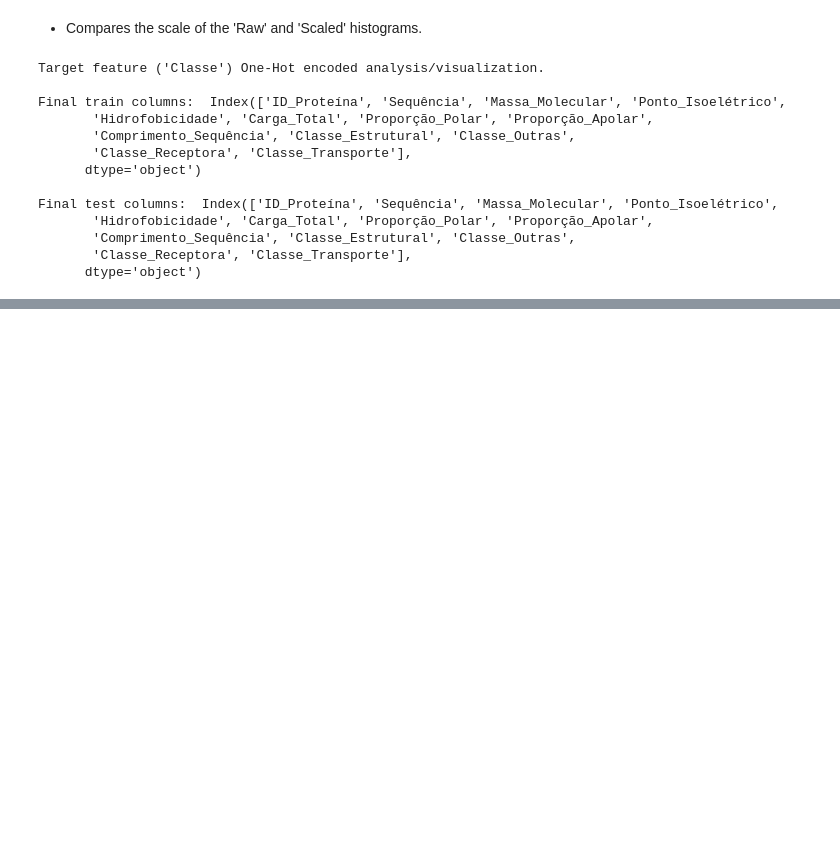
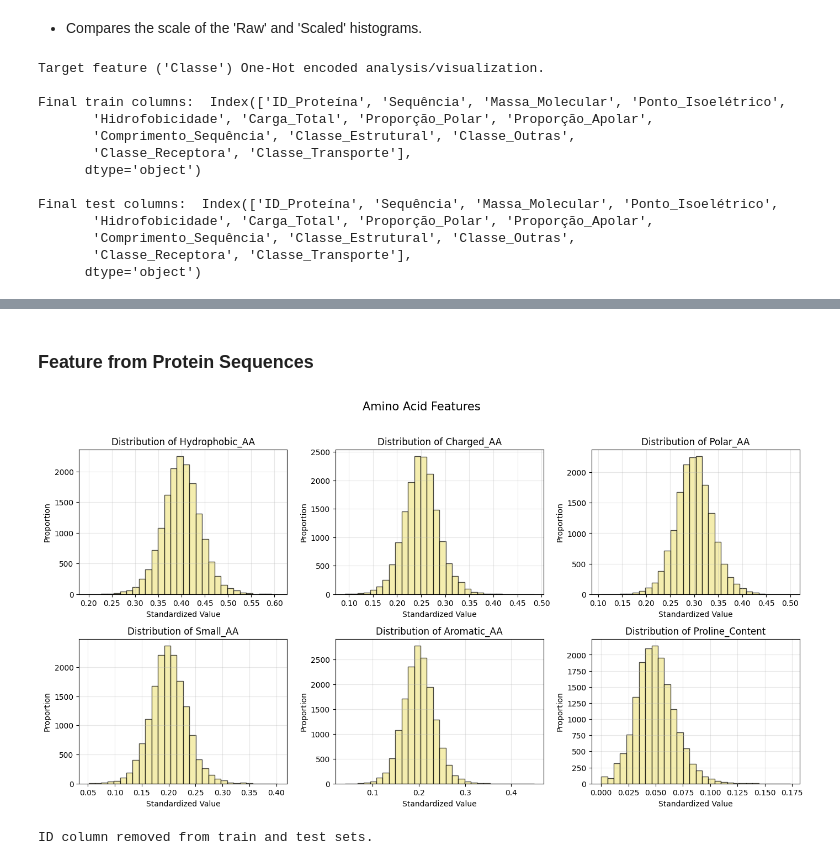
Before and after one commit to ClarissaTerrones/ProjectTempate, a Jupyter notebook: Train/Data Cleaning Machine Learning.ipynb, the cells around one changed output, grey strips where cells are left out. Cells and saved outputs as stored; diff of their text form; code cells hidden in the pictures; blank space fills up the shorter version.

```diff
--- a/Train/Data Cleaning Machine Learning.ipynb
+++ b/Train/Data Cleaning Machine Learning.ipynb
@@ -189,0 +225,2 @@ Final test columns:  Index(['ID_Proteína', 'Sequência', 'Massa_Molecular', 'Po
+# %% [markdown]
+### Feature from Protein Sequences
@@ -189,0 +243,41 @@ Final test columns:  Index(['ID_Proteína', 'Sequência', 'Massa_Molecular', 'Po
+# %%
+# applying train and test
+aa_features_train = train['Sequência'].apply(calc_aa_features)
+aa_features_test = test['Sequência'].apply(calc_aa_features)
+# %%
+# adding to existing DataFrame
+train = pd.concat([train, aa_features_train], axis=1)
+test = pd.concat([test, aa_features_test], axis=1)
+# %%
+# Update numerical feature list
+new_aa_features = ['Hydrophobic_AA', 'Charged_AA', 'Polar_AA',
+                   'Small_AA', 'Aromatic_AA', 'Proline_Content']
+
+num_features.extend(new_aa_features)
+# %%
+# Visualization of new features
+
+plt.figure(figsize=(14,10))
+
+for i, feat in enumerate(new_aa_features, 1):
+
+    plt.subplot(3, 3, i)
+    plt.hist(train[feat], bins=30, color='khaki', alpha=0.7, edgecolor='black')
+    plt.title (f"Distribution of {feat}", fontsize=12)
+    plt.xlabel("Standardized Value", fontsize=10)
+    plt.ylabel("Proportion", fontsize=10)
+    plt.grid(alpha=0.3)
+
+
+plt.tight_layout()
+plt.suptitle("Amino Acid Features", y=1.05, fontsize=15)
+plt.show()
+# %% [output]
+[figure, added]
+# %%
+# removing ID column from final datasets
+train_final = train_scaled.drop('ID_Proteína', axis=1)
+test_final = test_scaled.drop('ID_Proteína', axis=1)
+print("ID column removed from train and test sets.")
+# %% [output]
+ID column removed from train and test sets.
```
Also changed, not shown: parts of 12 cells of this notebook.
